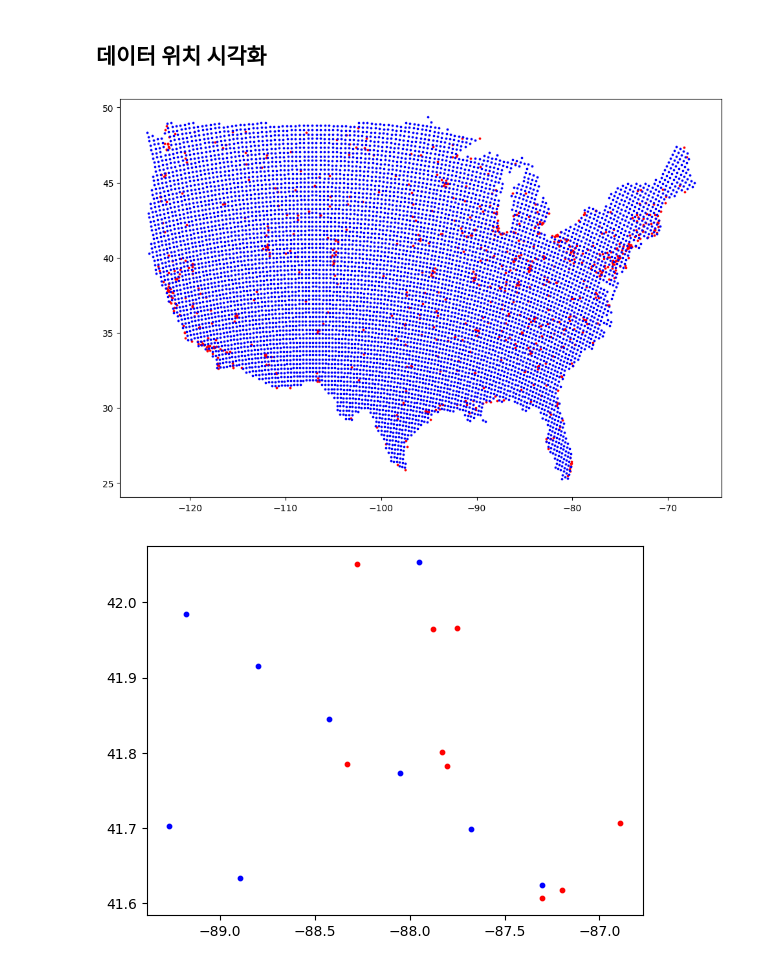
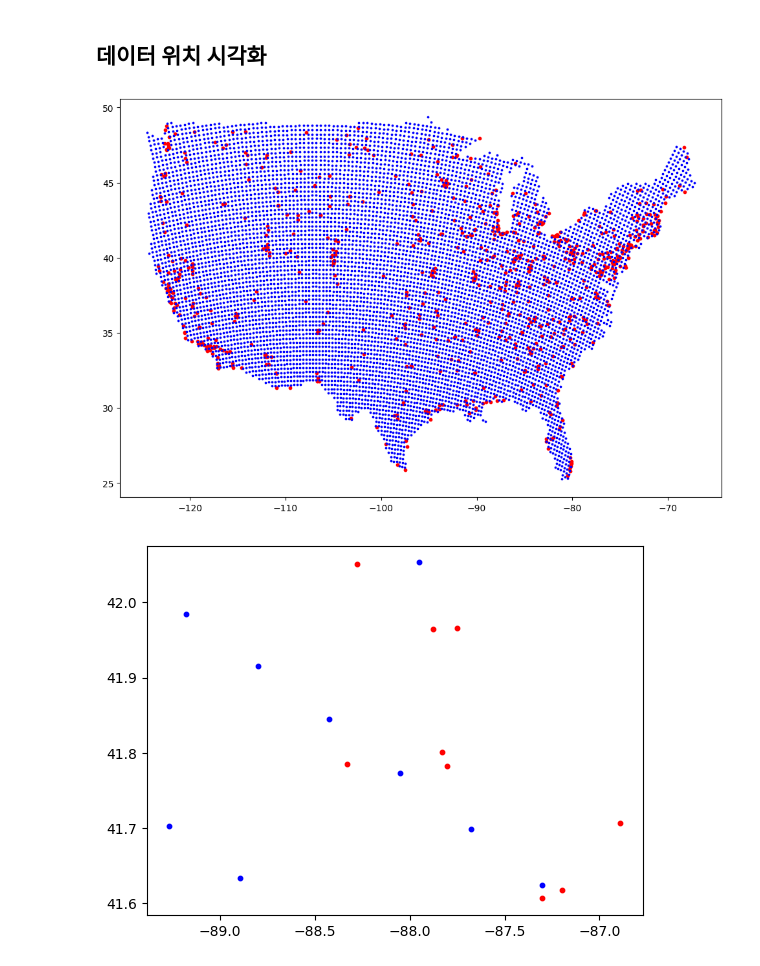
Before and after one commit to rnjsgjswjd/DeepKriging, a Jupyter notebook: Application_Study.ipynb, the cells around one changed output. Drawn from its saved outputs; the diff is of its cells as text; code cells hidden in the pictures.

```diff
--- a/Application_Study.ipynb
+++ b/Application_Study.ipynb
@@ -79,14 +80,14 @@ aqs_lonlat.shape
 # %%
 # PM2.5 data와 meteorogical data를 지도위에 동시에 표시
 
 # 그림 크기 설정 (가로 12인치, 세로 8인치)
 plt.figure(figsize=(12, 8))
 
-plt.scatter(aqs_lonlat[:,0], aqs_lonlat[:,1], c='r', s=3) # PM2.5 data
+plt.scatter(aqs_lonlat[:,0], aqs_lonlat[:,1], c='r', s=10) # PM2.5 data
 plt.scatter(df1.values[:,1], df1.values[:,2], c='b', s=3) # meteorogical data
 plt.show()
 # %% [output]
-[figure, old version]
+[figure, new version]
 # %%
 # "시카고"의 PM2.5 data와 meteorogical data를 지도위에 동시에 표시
 
```
Also changed, not shown: parts of 94 cells of this notebook, 27 other files.
